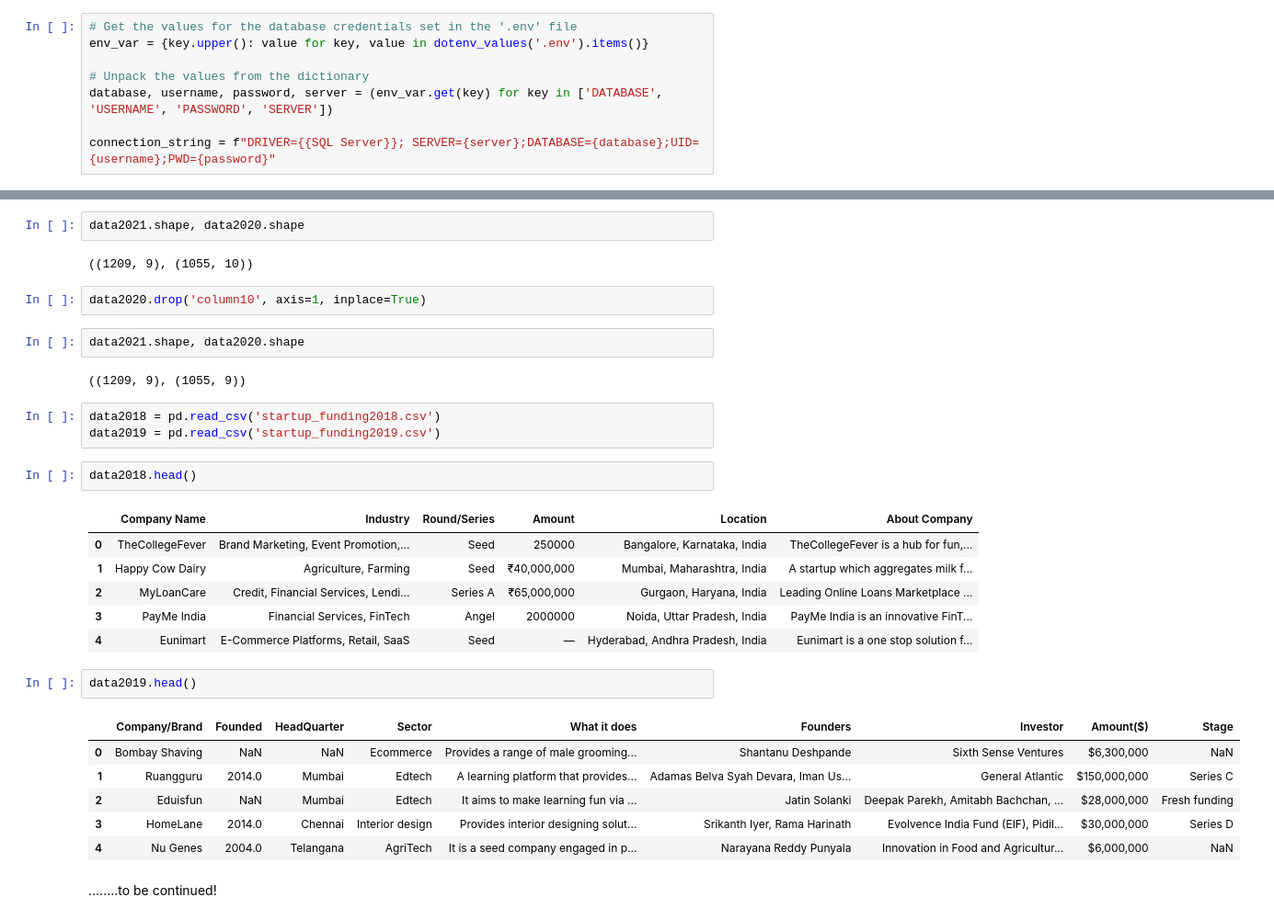
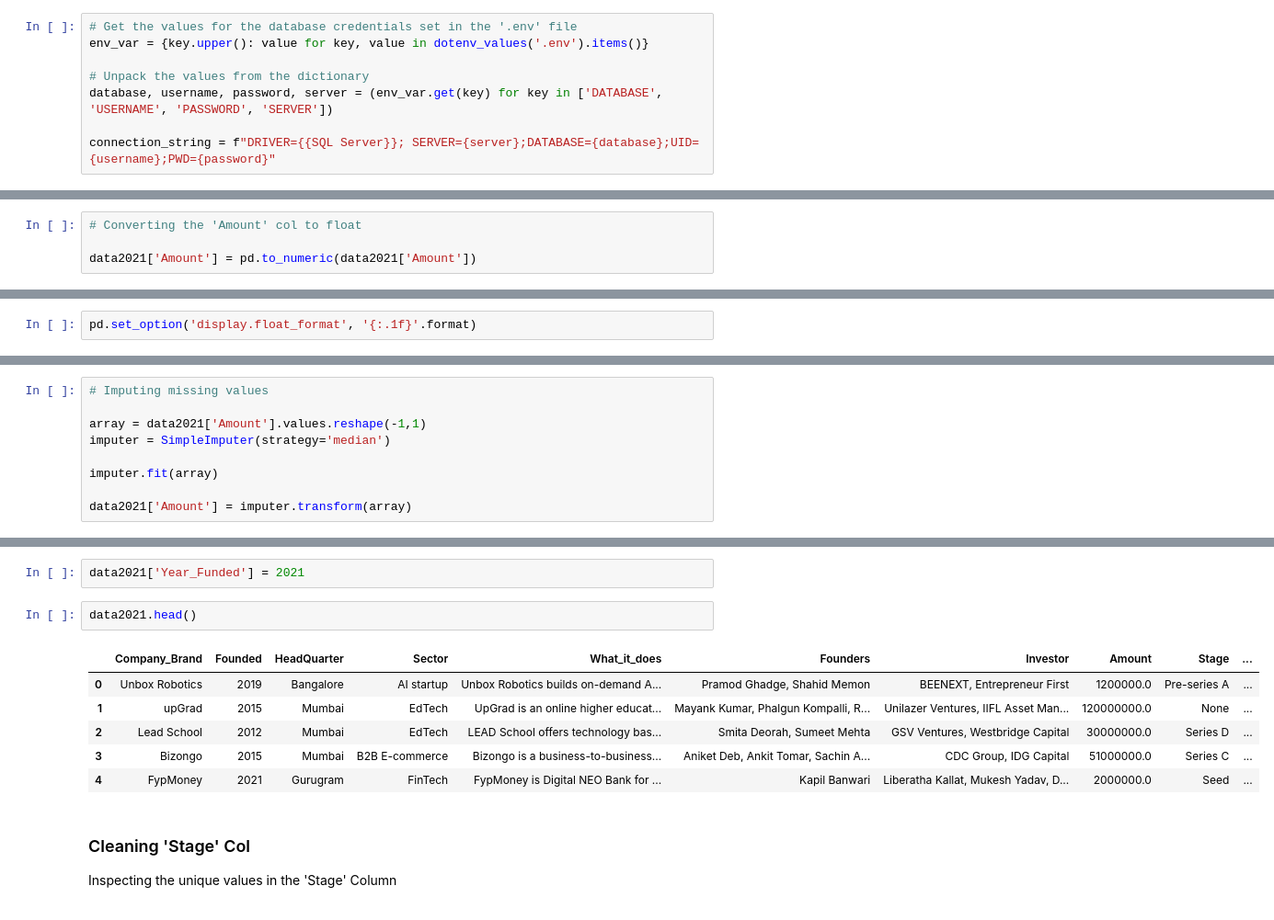
Before and after one commit to aaronayitey/Indian-Startup-Funding-Analysis, a Jupyter notebook: analysing_funding.ipynb, the cells around one changed output, grey strips where cells are left out. Shown at 92% size. Drawn from its saved outputs; the diff is of its cells as text.

```diff
--- a/analysing_funding.ipynb
+++ b/analysing_funding.ipynb
@@ -55,0 +282,4 @@ data2021 = pd.read_sql(query2021, connection)
+# %%
+# Converting the 'Amount' col to float
+
+data2021['Amount'] = pd.to_numeric(data2021['Amount'])
@@ -55,0 +292,2 @@ data2021 = pd.read_sql(query2021, connection)
+# %%
+pd.set_option('display.float_format', '{:.1f}'.format)
@@ -55,0 +308,9 @@ data2021 = pd.read_sql(query2021, connection)
+# %%
+# Imputing missing values
+
+array = data2021['Amount'].values.reshape(-1,1)
+imputer = SimpleImputer(strategy='median')
+
+imputer.fit(array)
+
+data2021['Amount'] = imputer.transform(array)
@@ -65,33 +348,15 @@ data2021.head()
-# %%
-data2021.shape, data2020.shape
-# %% [output]
-((1209, 9), (1055, 10))
-# %%
-data2020.drop('column10', axis=1, inplace=True)
-# %%
-data2021.shape, data2020.shape
-# %% [output]
-((1209, 9), (1055, 9))
-# %%
-data2018 = pd.read_csv('startup_funding2018.csv')
-data2019 = pd.read_csv('startup_funding2019.csv')
+# %%
+data2021['Year_Funded'] = 2021
 # %%
-data2018.head()
+data2021.head()
 # %% [output]
-|  | Company Name | Industry | Round/Series | Amount | Location | About Company |
-| 0 | TheCollegeFever | Brand Marketing, Event Promotion,... | Seed | 250000 | Bangalore, Karnataka, India | TheCollegeFever is a hub for fun,... |
-| 1 | Happy Cow Dairy | Agriculture, Farming | Seed | ₹40,000,000 | Mumbai, Maharashtra, India | A startup which aggregates milk f... |
-| 2 | MyLoanCare | Credit, Financial Services, Lendi... | Series A | ₹65,000,000 | Gurgaon, Haryana, India | Leading Online Loans Marketplace ... |
-| 3 | PayMe India | Financial Services, FinTech | Angel | 2000000 | Noida, Uttar Pradesh, India | PayMe India is an innovative FinT... |
-| 4 | Eunimart | E-Commerce Platforms, Retail, SaaS | Seed | — | Hyderabad, Andhra Pradesh, India | Eunimart is a one stop solution f... |
+|  | Company_Brand | Founded | HeadQuarter | Sector | What_it_does | Founders | Investor | Amount | Stage | ... |
+| 0 | Unbox Robotics | 2019 | Bangalore | AI startup | Unbox Robotics builds on-demand A... | Pramod Ghadge, Shahid Memon | BEENEXT, Entrepreneur First | 1200000.0 | Pre-series A | ... |
+| 1 | upGrad | 2015 | Mumbai | EdTech | UpGrad is an online higher educat... | Mayank Kumar, Phalgun Kompalli, R... | Unilazer Ventures, IIFL Asset Man... | 120000000.0 | None | ... |
+| 2 | Lead School | 2012 | Mumbai | EdTech | LEAD School offers technology bas... | Smita Deorah, Sumeet Mehta | GSV Ventures, Westbridge Capital | 30000000.0 | Series D | ... |
+| 3 | Bizongo | 2015 | Mumbai | B2B E-commerce | Bizongo is a business-to-business... | Aniket Deb, Ankit Tomar, Sachin A... | CDC Group, IDG Capital | 51000000.0 | Series C | ... |
+| 4 | FypMoney | 2021 | Gurugram | FinTech | FypMoney is Digital NEO Bank for ... | Kapil Banwari | Liberatha Kallat, Mukesh Yadav, D... | 2000000.0 | Seed | ... |
-# %%
-data2019.head()
-# %% [output]
-|  | Company/Brand | Founded | HeadQuarter | Sector | What it does | Founders | Investor | Amount($) | Stage |
-| 0 | Bombay Shaving | NaN | NaN | Ecommerce | Provides a range of male grooming... | Shantanu Deshpande | Sixth Sense Ventures | $6,300,000 | NaN |
-| 1 | Ruangguru | 2014.0 | Mumbai | Edtech | A learning platform that provides... | Adamas Belva Syah Devara, Iman Us... | General Atlantic | $150,000,000 | Series C |
-| 2 | Eduisfun | NaN | Mumbai | Edtech | It aims to make learning fun via ... | Jatin Solanki | Deepak Parekh, Amitabh Bachchan, ... | $28,000,000 | Fresh funding |
-| 3 | HomeLane | 2014.0 | Chennai | Interior design | Provides interior designing solut... | Srikanth Iyer, Rama Harinath | Evolvence India Fund (EIF), Pidil... | $30,000,000 | Series D |
-| 4 | Nu Genes | 2004.0 | Telangana | AgriTech | It is a seed company engaged in p... | Narayana Reddy Punyala | Innovation in Food and Agricultur... | $6,000,000 | NaN |
-# %% [markdown]
-........to be continued!
+# %% [markdown]
+### Cleaning 'Stage' Col
+
+Inspecting the unique values in the 'Stage' Column
```
Also changed, not shown: parts of 58 cells of this notebook.
